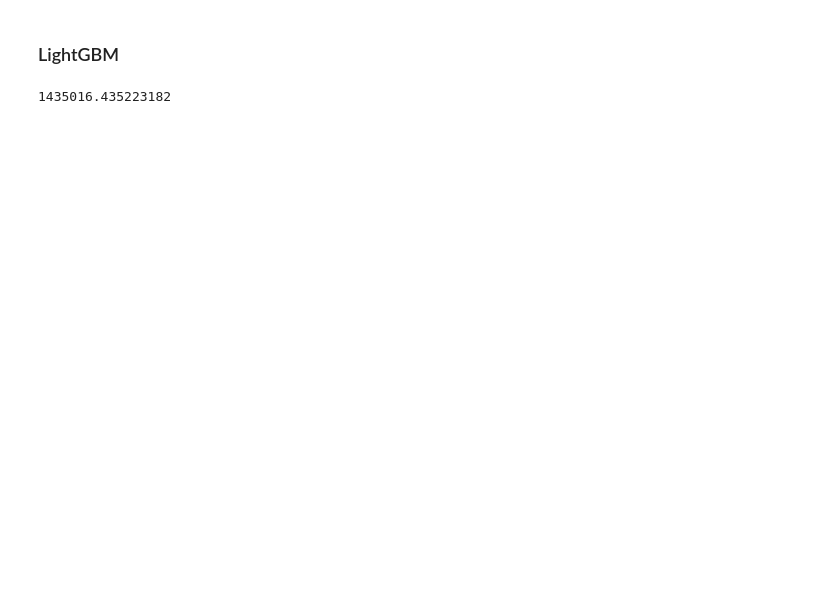
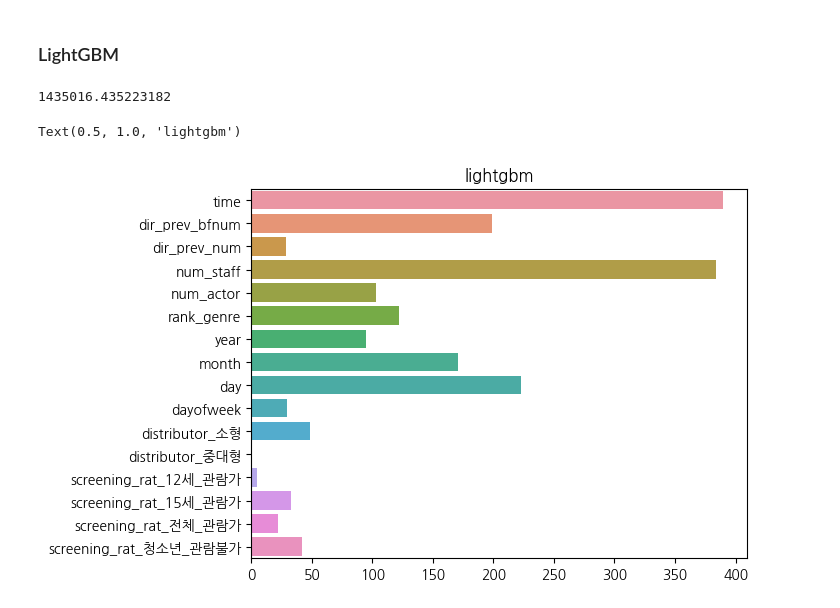
Before and after one commit to nuyhc/Begins_with_a_single_step, a Jupyter notebook: 05_ML_REG/homework/과제 제출 폴더/ML_EDA_Reg_최지영.ipynb, the cells around one changed output. Saved outputs shown, nothing was run; the diff lists cells and outputs as text; code cells hidden in the pictures; blank space fills up the shorter version.

```diff
--- a/05_ML_REG/homework/과제 제출 폴더/ML_EDA_Reg_최지영.ipynb
+++ b/05_ML_REG/homework/과제 제출 폴더/ML_EDA_Reg_최지영.ipynb
@@ -503,3 +509,8 @@ y_xpredict = lmodel.predict(X_val)
 (((y_val - y_xpredict)**2).mean())**0.5
 # %% [output]
 1435016.435223182
+# %%
+sns.barplot(x=lmodel.feature_importances_, y=lmodel.feature_name_).set_title("lightgbm")
+# %% [output]
+Text(0.5, 1.0, 'lightgbm')
+[figure, added]
```
Also changed, not shown: parts of 2 cells of this notebook.
